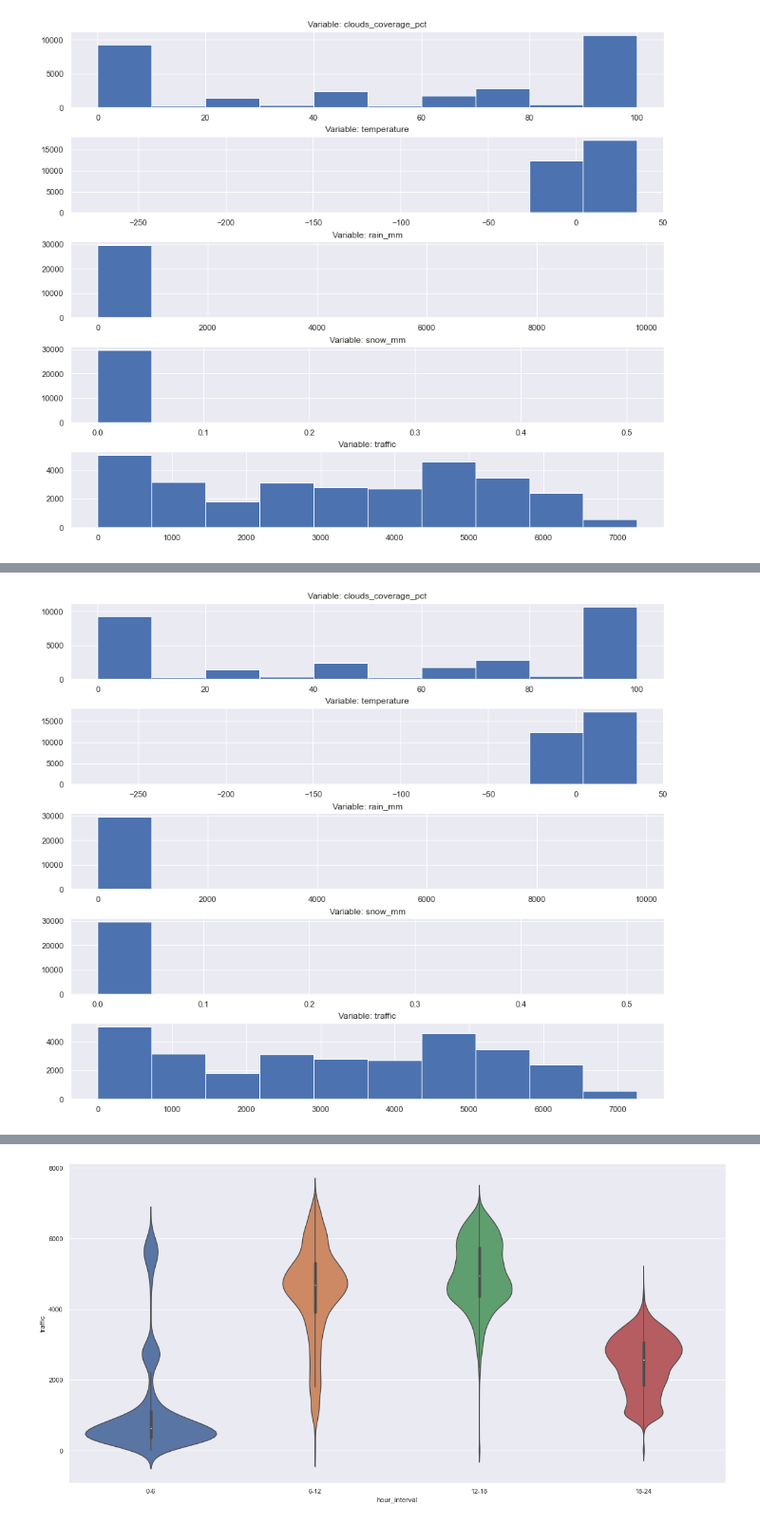
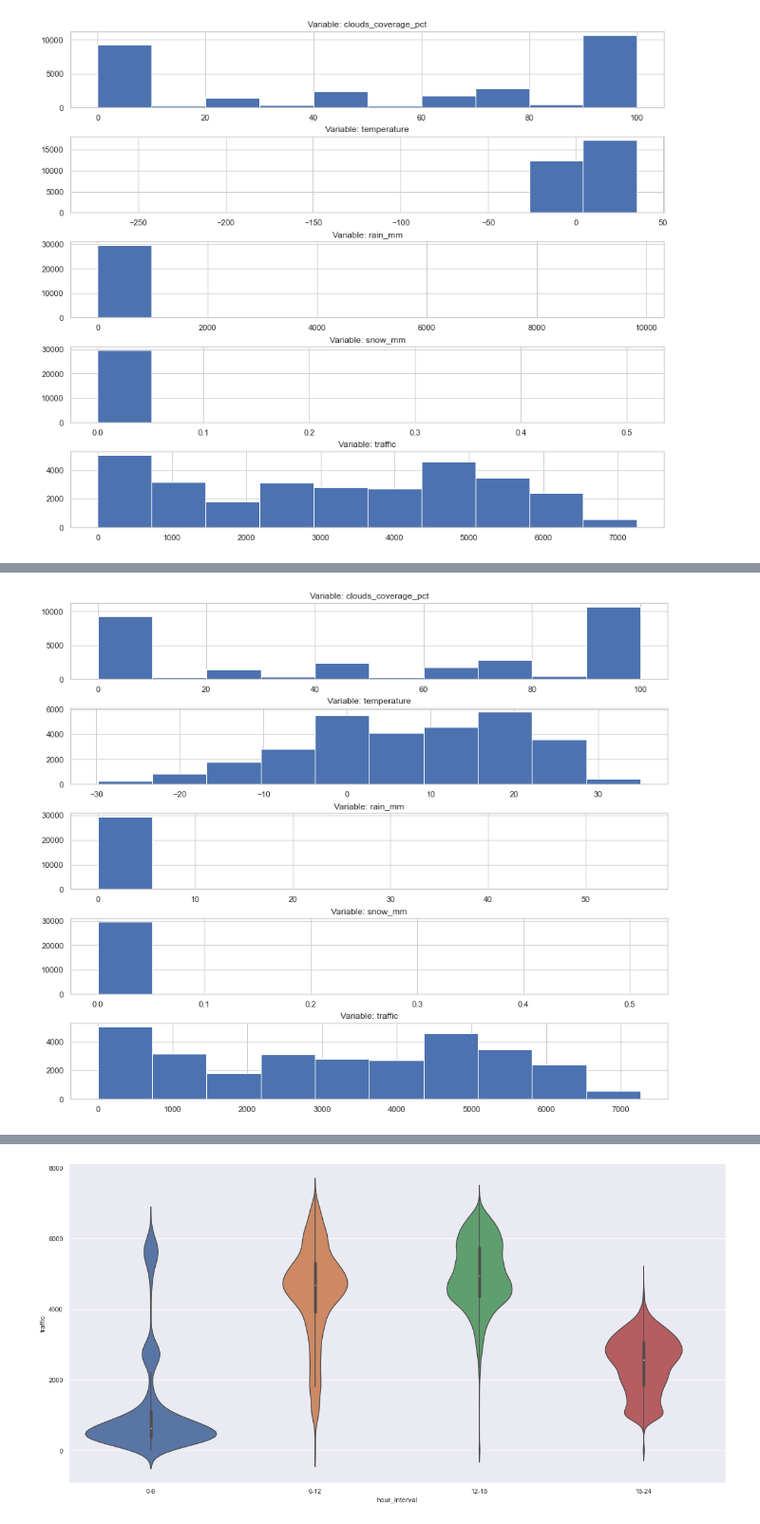
Before and after one commit to kerajxl/MachineLearningProject, a Jupyter notebook: regression.ipynb, the cells around one changed output, grey strips where cells are left out. Shown at 95% size. Cells and saved outputs as stored; diff of their text form; code cells hidden in the pictures.

```diff
--- a/regression.ipynb
+++ b/regression.ipynb
@@ -33,0 +105,5 @@ traffic.head()
+# %%
+char_cols = traffic.select_dtypes(include=['object'])
+char_cols = char_cols.drop('date_time', axis = 1)
+for col in char_cols:
+    print(col, ':', char_cols[col].value_counts())
@@ -38,8 +142,10 @@ def dayFromDate(traffic):
     traffic['hour_interval'] = pd.cut(traffic.hour, bins = [-1,6,12,18,24], labels = ['0-6','6-12', '12-18', '18-24'])
 
 
+
     traffic['day'] = traffic.date_time.dt.day_of_week
 
+    traffic['is_weekend'] = np.where(traffic.day.isin([5, 6]), 1, 0)
     traffic['month'] = traffic.date_time.dt.month
 
     traffic['tmp'] = range(0,len(traffic.hour))
@@ -65,13 +171,13 @@ def ordinal_whether(traffic):
     traffic['ordinal_weather'] = np.where(traffic.weather_detailed.isin(['fog', 'freezing rain', 'heavy intensity rain','heavy snow','proximity thunderstorm',
                                  'proximity thunderstorm with drizzle', 'proximity thunderstorm with rain', 'sleet', 'squalls',
                                  'thunderstorm', 'thunderstorm with drizzle', 'thunderstorm with heavy rain', 'thunderstorm with light drizzle',
-                                  'thunderstorm with light rain', 'thunderstorm with rain', 'very heavy rain']), 0, #fatalne
+                                  'thunderstorm with light rain', 'thunderstorm with rain', 'very heavy rain']), 0, #fatal
                                  np.where(traffic.weather_detailed.isin(['drizzle','haze', 'heavy intensity drizzle','light intensity drizzle','light intensity shower rain',
                                  'light rain', 'light rain and snow', 'light shower snow', 'light snow','mist', 'moderate rain', 'shower drizzle',
-                                  'shower snow', 'smoke', 'snow', ]), 1, #kiepskie
+                                  'shower snow', 'smoke', 'snow', ]), 1, #poor
                                  np.where(traffic.weather_detailed.isin(['broken clouds','few clouds', 'overcast clouds', 'proximity shower rain',
-                                 ]), 2, #umiarkowane
-                                 np.where(traffic.weather_detailed.isin(['scattered clouds', 'sky is clear', ]), 3, 99 )))) #dobre
+                                 ]), 2, #moderate
+                                 np.where(traffic.weather_detailed.isin(['scattered clouds', 'sky is clear', ]), 3, 99 )))) #good
     return (traffic)
 
 def weather_dummies(traffic):
@@ -84,6 +190,15 @@ def weather_dummies(traffic):
     traffic = traffic.drop(columns = ['Smoke', 'Squall', 'tmp'])
     return(traffic)
 
+def weather_dummies_test(traffic):
+    t1 = pd.get_dummies(traffic['weather_general'])
+    t1['tmp'] = range(0,len(traffic.weather_detailed))
+    traffic['tmp'] = range(0,len(traffic.weather_detailed))
+    traffic = pd.merge(traffic, t1, on = ['tmp'])
+    traffic['Fog'] = traffic['Fog'] + traffic['Smoke']
+    traffic['Rain'] = traffic['Rain'] #+ traffic['Squall']
+    traffic = traffic.drop(columns = ['Smoke',  'tmp']) # 'Squall',
+    return(traffic)
 
 def outliers_correction(traffic):
 
@@ -92,0 +218,6 @@ def outliers_correction(traffic):
+# %%
+sns.set(rc = {'figure.figsize':(20,10)})
+sns.set_theme(style="whitegrid")
+temp_traffic = traffic[['date_time', 'traffic']]
+temp_traffic['date_time'] = pd.to_datetime(temp_traffic['date_time'])
+sns.lineplot(data=temp_traffic[:200],  palette="tab10", linewidth=2.5)
@@ -101,0 +249,11 @@ for idx, col in enumerate(numericalVar):
+# %%
+traffic.rename(columns={'1_x':'January', '2_x':'February', '3_x':'March', '4_x':'April',
+                       '5_x':'May','6_x':'June','7_x':'July', '8_x':'August','9_x':'September',
+                       '10_x':'November', '11_x':'October', '12_x':'December', '0_x':'Hour_0',
+                       '1_y':'Hour_1','2_y':'Hour_2','3_y':'Hour_3','4_y':'Hour_4',
+                       '5_y':'Hour_5','6_y':'Hour_6','7_y':'Hour_7','8_y':'Hour_8',
+                       '9_y':'Hour_9','10_y':'Hour_10','11_y':'Hour_11','12_y':'Hour_12',
+                       13:'Hour_13',14:'Hour_14',15:'Hour_15',16:'Hour_16',
+                       17:'Hour_17',18:'Hour_18',19:'Hour_19',20:'Hour_20',
+                       21:'Hour_21',22:'Hour_22',23:'Hour_23','0_y':'Monday',
+                       1:'Tuesday', 2:'Wednesday', 3:'Thursday', 4:'Friday', 5:'Saturday', 6:'Sunday'}, inplace=True)
@@ -102,9 +278,8 @@ for idx, col in enumerate(numericalVar):
 # %%
-numericalVar = ['clouds_coverage_pct', 'temperature', 'rain_mm', 'snow_mm', 'traffic']
 fig, axs = plt.subplots(ncols=1, nrows=5, figsize=(12, 10),
                         constrained_layout=True)
 for idx, col in enumerate(numericalVar):
     axs[idx].hist(traffic[f'{col}'])
     axs[idx].set_title(f'Variable: {col}')
 # %% [output]
-[figure, old version]
+[figure, new version]
```
Also changed, not shown: parts of 119 cells of this notebook, 1 other file.
